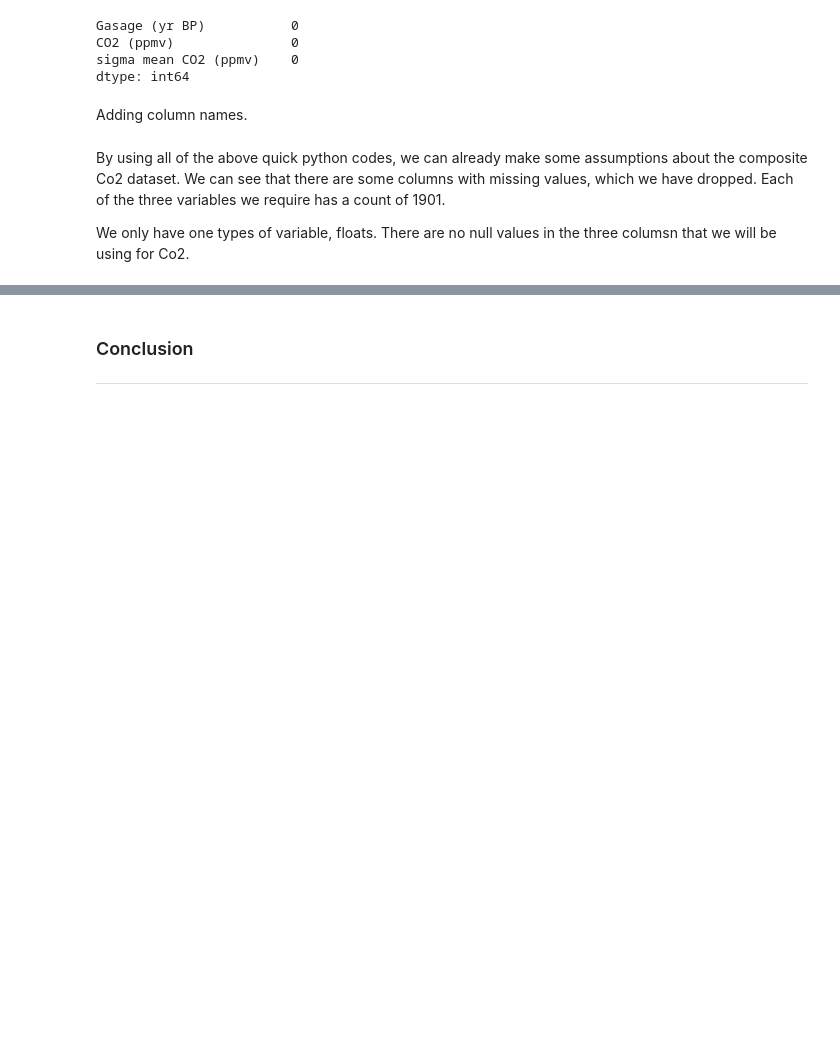
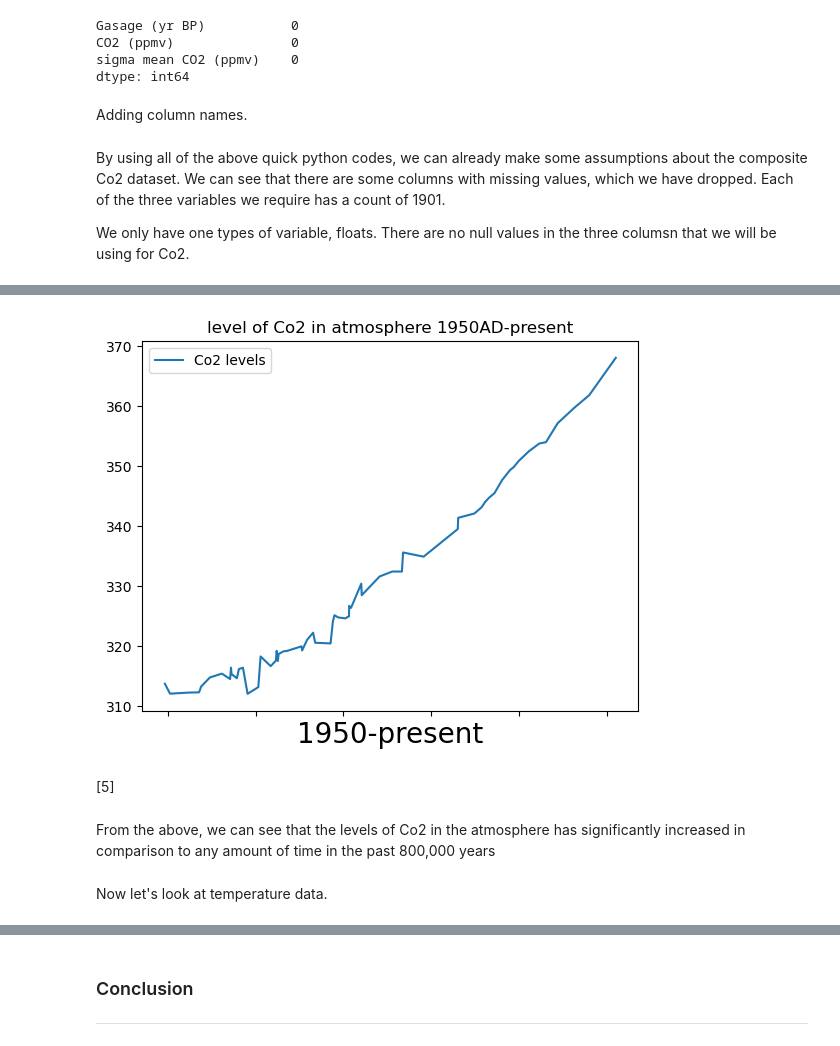
Before and after one commit to joannefeeney/programming-data-project-2, a Jupyter notebook: project.ipynb, the cells around one changed output, grey strips where cells are left out. Saved outputs shown, nothing was run; the diff lists cells and outputs as text; code cells hidden in the pictures; blank space fills up the shorter version.

```diff
--- a/project.ipynb
+++ b/project.ipynb
@@ -117,0 +105,16 @@ df1.plot(x='Years before AD1950', y='Co2', title='level of Co2 in atmosphere 800
+# %%
+# Creating a variable for recent years
+df1_present = df1[0:62]
+# %%
+# Plotting from 1950 on and inverting x axis (Stackoverflow.com) (Pythonguides.com)
+ax = df1_present.plot(x='Years before AD1950', y='Co2 levels', title='level of Co2 in atmosphere 1950AD-present').invert_xaxis();
+plt.xlabel('1950-present', size=20);
+plt.tick_params(axis='x', labelbottom=False)
+# %% [output]
+[figure, added]
+# %% [markdown]
+[5]
+# %% [markdown]
+From the above, we can see that the levels of Co2 in the atmosphere has significantly increased in comparison to any amount of time in the past 800,000 years
+# %% [markdown]
+Now let's look at temperature data.
```
Also changed, not shown: parts of 18 cells of this notebook.
